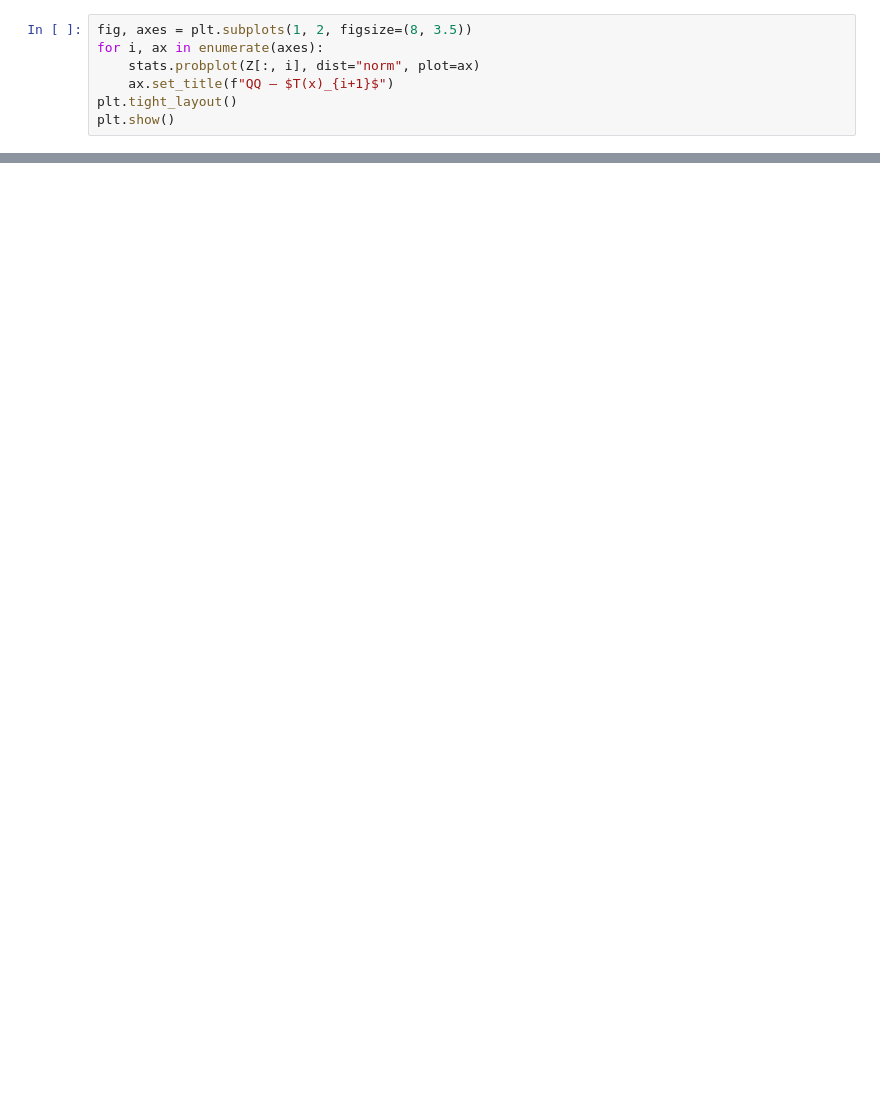
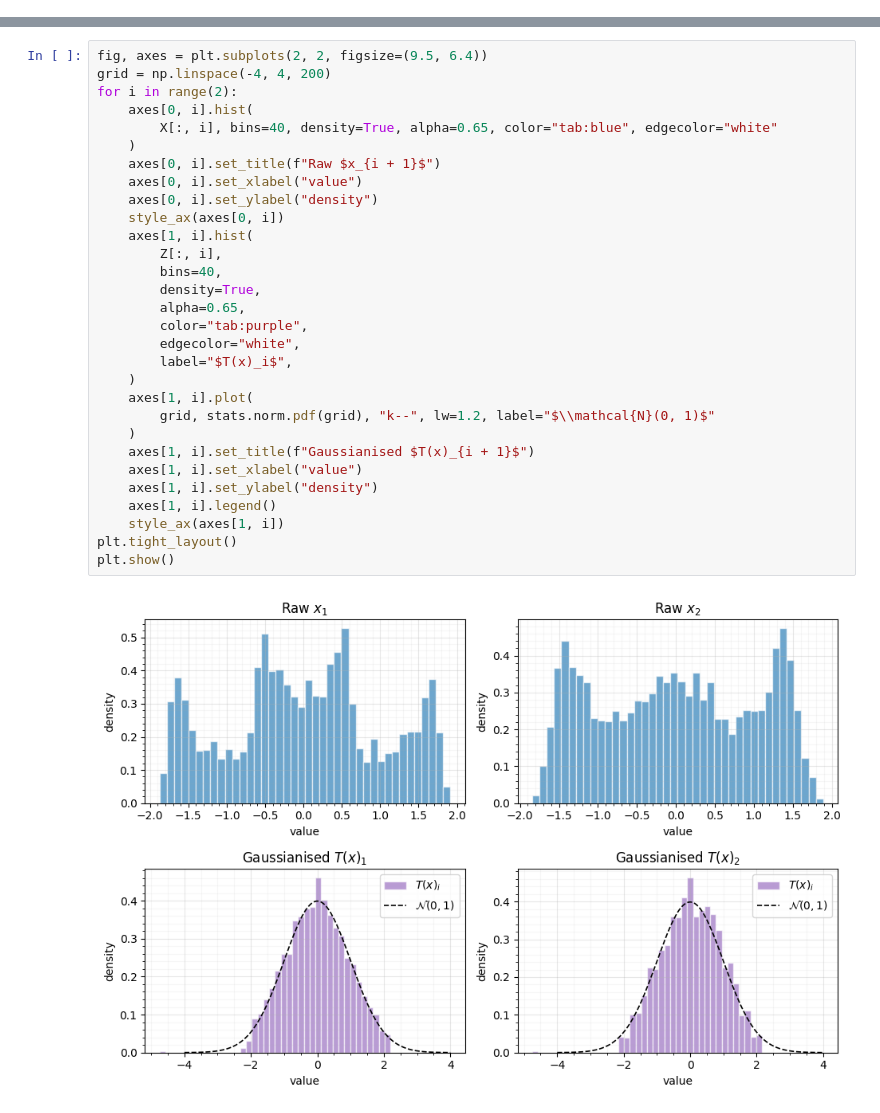
Before and after one commit to jejjohnson/research_notebook, a Jupyter notebook: projects/gaussianization/notebooks/fair_gauss/05_fair_gauss_pretrain.ipynb, the cells around one changed output, grey strips where cells are left out. Cells and saved outputs as stored; diff of their text form; blank space fills up the shorter version.

```diff
--- a/projects/gaussianization/notebooks/fair_gauss/05_fair_gauss_pretrain.ipynb
+++ b/projects/gaussianization/notebooks/fair_gauss/05_fair_gauss_pretrain.ipynb
@@ -125,7 +0,0 @@ Points should lie on the 45° line after Gaussianisation.
-# %%
-fig, axes = plt.subplots(1, 2, figsize=(8, 3.5))
-for i, ax in enumerate(axes):
-    stats.probplot(Z[:, i], dist="norm", plot=ax)
-    ax.set_title(f"QQ — $T(x)_{i+1}$")
-plt.tight_layout()
-plt.show()
@@ -201,0 +203,32 @@ the next two notebooks.
+# %%
+fig, axes = plt.subplots(2, 2, figsize=(9.5, 6.4))
+grid = np.linspace(-4, 4, 200)
+for i in range(2):
+    axes[0, i].hist(
+        X[:, i], bins=40, density=True, alpha=0.65, color="tab:blue", edgecolor="white"
+    )
+    axes[0, i].set_title(f"Raw $x_{i + 1}$")
+    axes[0, i].set_xlabel("value")
+    axes[0, i].set_ylabel("density")
+    style_ax(axes[0, i])
+    axes[1, i].hist(
+        Z[:, i],
+        bins=40,
+        density=True,
+        alpha=0.65,
+        color="tab:purple",
+        edgecolor="white",
+        label="$T(x)_i$",
+    )
+    axes[1, i].plot(
+        grid, stats.norm.pdf(grid), "k--", lw=1.2, label="$\\mathcal{N}(0, 1)$"
+    )
+    axes[1, i].set_title(f"Gaussianised $T(x)_{i + 1}$")
+    axes[1, i].set_xlabel("value")
+    axes[1, i].set_ylabel("density")
+    axes[1, i].legend()
+    style_ax(axes[1, i])
+plt.tight_layout()
+plt.show()
+# %% [output]
+[figure, added]
```
Also changed, not shown: parts of 46 cells of this notebook, 4 other files.
